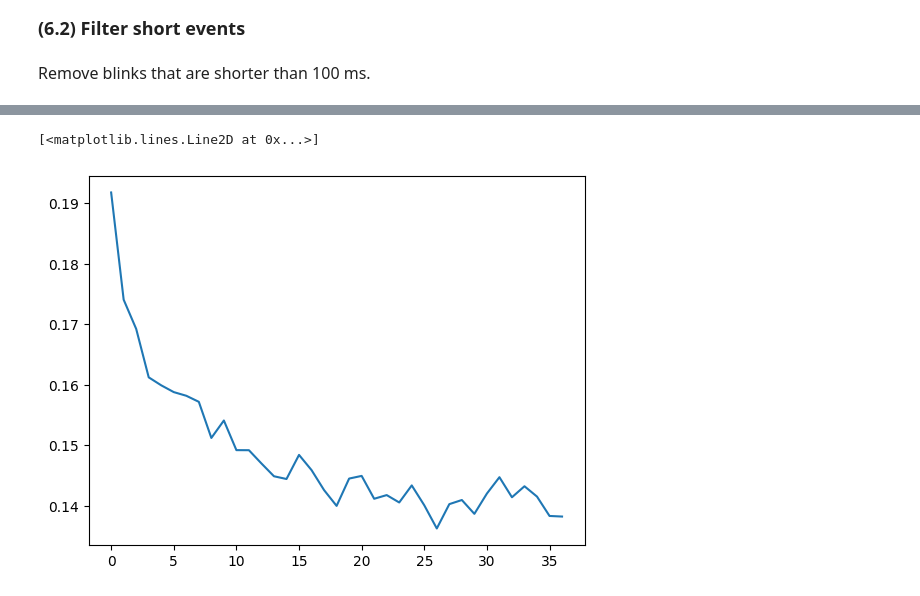
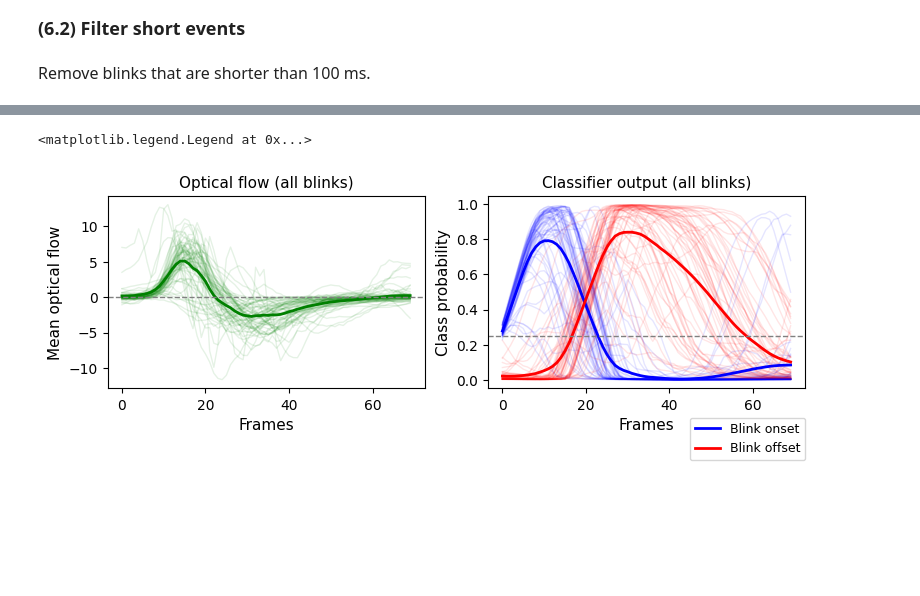
Before and after one commit to tpfffr/neon_blink_detection, a Jupyter notebook: notebooks/neon_blink_detector/blink_detector_pipeline.ipynb, the cells around one changed output, grey strips where cells are left out. Drawn from its saved outputs; the diff is of its cells as text; code cells hidden in the pictures; blank space fills up the shorter version.

```diff
--- a/notebooks/neon_blink_detector/blink_detector_pipeline.ipynb
+++ b/notebooks/neon_blink_detector/blink_detector_pipeline.ipynb
@@ -422,5 +213,42 @@ val_loss = np.load(path)
-# %%
-plt.plot(val_loss, label="val")
-# %% [output]
-[<matplotlib.lines.Line2D at 0x...>]
-[figure, removed]
+# %%
+f, ax = plt.subplots(1, 2, figsize=(9, 2.5))
+
+# plot all blinks from onset to onset + 70 frames into one plot
+of_all_blinks = np.zeros((len(blink_events), 70))
+for iblink in range(len(blink_events)):
+    start = int(blink_events[iblink].start_time * 200)
+    ax[0].plot(mean_of[start:start+70], color="green", lw=1, alpha=0.1)
+    of_all_blinks[iblink, :] = mean_of[start:start+70]
+
+# plot mean of all blinks
+ax[0].plot(np.mean(of_all_blinks, axis=0), color="green", lw=2)
+
+# horizontal line at 0
+ax[0].axhline(0, color=[.5, .5, .5], linestyle="--", linewidth=1)
+
+ax[0].set_xlabel("Frames", fontsize=11)
+ax[0].set_ylabel("Mean optical flow", fontsize=11)
+ax[0].set_title("Optical flow (all blinks)", fontsize=11)
+
+proba_all_blinks = np.zeros((len(blink_events), 70, 2))
+
+for iblink in range(len(blink_events)):
+    start = int(blink_events[iblink].start_time * 200)
+    ax[1].plot(smoothed_proba[start:start+70, 1], color="blue", lw=1, alpha=0.1)
+    ax[1].plot(smoothed_proba[start:start+70, 2], color="red", lw=1, alpha=0.1)
+    proba_all_blinks[iblink, :, :] = smoothed_proba[start:start+70, 1:]
+
+# plot mean of all blinks
+ons, = ax[1].plot(np.mean(proba_all_blinks[:, :, 0], axis=0), color="blue", lw=2, label="Blink onset")
+off, = ax[1].plot(np.mean(proba_all_blinks[:, :, 1], axis=0), color="red", lw=2, label="Blink offset")
+
+# horizontal line at 0.25
+ax[1].axhline(0.25, color=[.5, .5, .5], linestyle="--", linewidth=1)
+
+ax[1].set_xlabel("Frames", fontsize=11)
+ax[1].set_ylabel("Class probability", fontsize=11)
+ax[1].set_title("Classifier output (all blinks)", fontsize=11)
+ax[1].legend(handles=[ons, off], bbox_to_anchor=(1.02, -0.12), fontsize=9)
+# %% [output]
+<matplotlib.legend.Legend at 0x...>
+[figure, added]
```
Also changed, not shown: parts of 17 cells of this notebook, 3 other files.
